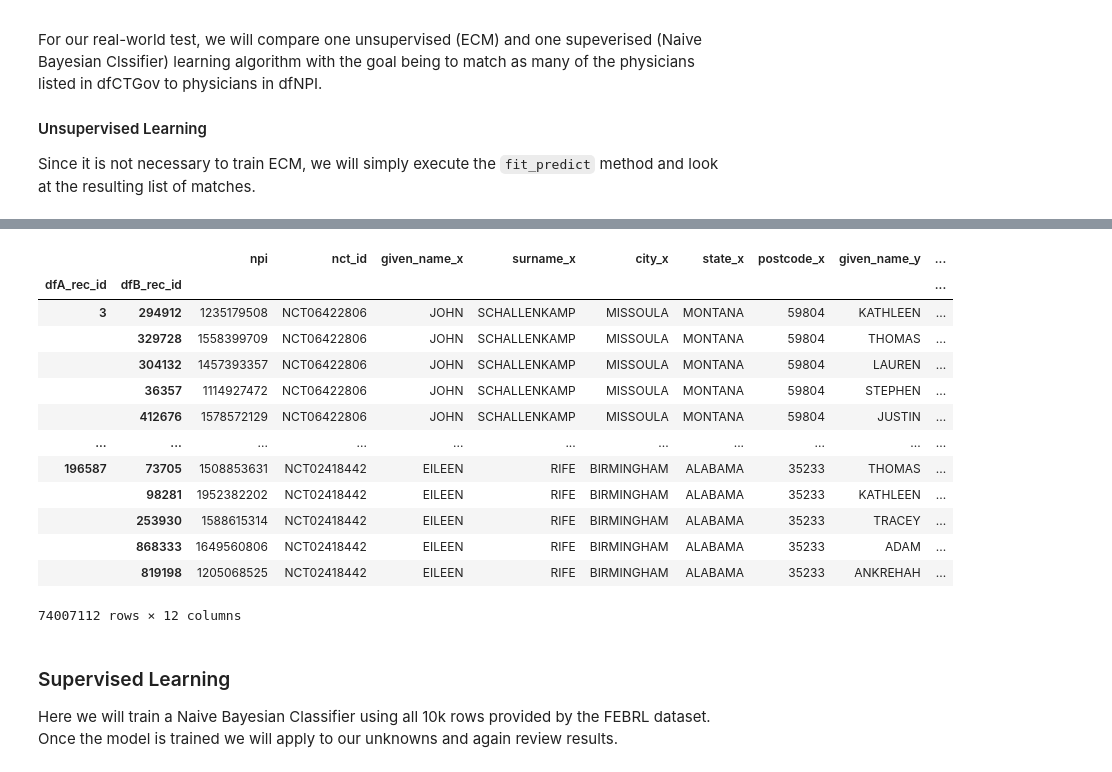
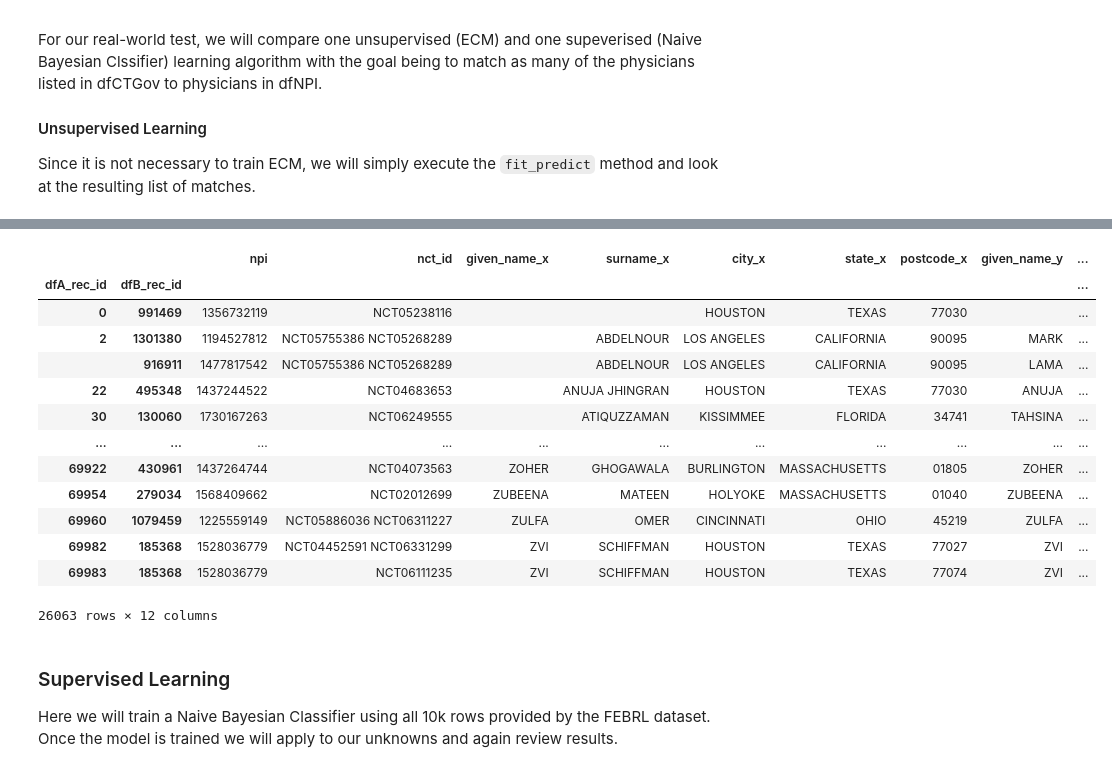
Before and after one commit to vincemarinelli/record_linkage, a Jupyter notebook: record_linkage.ipynb, the cells around one changed output, grey strips where cells are left out. Cells and saved outputs as stored; diff of their text form; code cells hidden in the pictures.

```diff
--- a/record_linkage.ipynb
+++ b/record_linkage.ipynb
@@ -717,7 +726,7 @@ This reduced the file down to 1.3M rows. Column names that were to be used for p
 
 *NOTE: Code is included for completeness but files were too large to include as part of notebook*
 # %%
-dfNPI = pd.read_csv('data/npi_investigators.csv', dtype='str')
+dfNPI = pd.read_csv('data/npi_investigators.zip', dtype='str')
 dfNPI['postcode'] = dfNPI['postcode'].str.replace('.0','',regex=False)
 dfNPI.index.name = 'rec_id'
 dfNPI
@@ -765,6 +774,11 @@ def parse_full_name(long_name):
 
 dfCTGov[['given_name','surname', 'full_name']] = dfCTGov['long_name'].apply(lambda x: pd.Series(parse_full_name(x)))
 
+# collapse duplicates
+print(f'Size before removing dups: {len(dfCTGov)}')
+dfCTGov = dfCTGov.groupby(['given_name','surname','full_name','city','state', 'postcode'], as_index=False).agg({'nct_id': ' '.join})
+print(f'Size after removing dups: {len(dfCTGov)}')
+
 # process name fields phonetically
 dfCTGov['given_name_ph'] = phonetic(dfCTGov['given_name'],method='metaphone',decode_error='replace')
 dfCTGov['surname_ph'] = phonetic(dfCTGov['surname'],method='metaphone',decode_error='replace')
@@ -843,3 +858,20 @@ dfNPI
 | 1319117 | ZAIN | MAJEED | SCOTTSDALE | ARIZONA | 85255 | 1124813852 | ZAIN MAJEED | SN | MJT | ... |
 | 1319118 | SAMANTHA | BOEVER | GILBERT | ARIZONA | 85295 | 1396530028 | SAMANTHA BOEVER | SMN0 | BFR | ... |
 1319119 rows × 12 columns
+# %%
+# Merge to identify exact matches
+merged_df = pd.merge(dfCTGov, dfNPI, on=['given_name', 'surname', 'city', 'state', 'postcode'], how='outer', indicator=True)
+
+# Extract exact matches
+dfMatches = merged_df[merged_df['_merge'] == 'both'].drop('_merge', axis=1)
+dfMatches = dfMatches[['given_name', 'surname', 'city', 'state', 'postcode', 'npi', 'nct_id']]
+
+# Remove matched records from dfCTGov and dfNPI
+dfCTGov = dfCTGov[~dfCTGov.set_index(['given_name', 'surname', 'city', 'state', 'postcode'])
+                .index.isin(dfMatches.set_index(['given_name', 'surname', 'city', 'state', 'postcode']).index)].reset_index(drop=True)
+
+dfNPI = dfNPI[~dfNPI.set_index(['given_name', 'surname', 'city', 'state', 'postcode'])
+                .index.isin(dfMatches.set_index(['given_name', 'surname', 'city', 'state', 'postcode']).index)].reset_index(drop=True)
+
+# Show exact matches
+dfMatches
@@ -848,11 +926,11 @@ dfNPI
 
 In this step, we will rely on LSH Blocking of the `full_name` field as it has consistently delivered better performance than exact match
 # %%
-indexer = LSHIndex(column='text', threshold=0.5, num_perm=64, tokenizer='words')
+indexer = LSHIndex(column='full_name', threshold=0.6, num_perm=128, tokenizer='bigrams')
 pairs_lsh_unknowns = indexer.index(dfCTGov, dfNPI)
 pairs_lsh_unknowns
 # indexer = recordlinkage.Index()
 # indexer.block(left_on='surname_ph', right_on='surname_ph')
-# pairs_unknowns = indexer.index(dfCTGov, dfNPI)
-# pairs_unknowns
+# pairs_lsh_unknowns = indexer.index(dfCTGov, dfNPI)
+# pairs_lsh_unknowns
 # %% [output]
@@ -993,26 +1071,28 @@ MultiIndex([(     3,  294912),
 # %%
 dfMatches = rw_result_ecm.to_frame(index=False)
+dfCTGov.index.name = 'rec_id'
+dfNPI.index.name = 'rec_id'
 dfMergeLeft = dfMatches.merge(dfCTGov, left_on='dfA_rec_id', right_on='rec_id', how='inner')
 dfMergeRight = dfMatches.merge(dfNPI, left_on='dfB_rec_id', right_on='rec_id', how='inner')
 dfFinal = dfMergeLeft.merge(dfMergeRight, on=['dfA_rec_id','dfB_rec_id'], how='inner')
 dfFinal.set_index(['dfA_rec_id','dfB_rec_id'], inplace=True)
 dfFinal = dfFinal[['npi', 'nct_id', 'given_name_x','surname_x', 'city_x', 'state_x', 'postcode_x', 'given_name_y','surname_y', 'city_y', 'state_y', 'postcode_y']]
 dfFinal
 # %% [output]
 |  |  | npi | nct_id | given_name_x | surname_x | city_x | state_x | postcode_x | given_name_y | ... |
 | dfA_rec_id | dfB_rec_id |  |  |  |  |  |  |  |  | ... |
-| 3 | 294912 | 1235179508 | NCT06422806 | JOHN | SCHALLENKAMP | MISSOULA | MONTANA | 59804 | KATHLEEN | ... |
-|  | 329728 | 1558399709 | NCT06422806 | JOHN | SCHALLENKAMP | MISSOULA | MONTANA | 59804 | THOMAS | ... |
-|  | 304132 | 1457393357 | NCT06422806 | JOHN | SCHALLENKAMP | MISSOULA | MONTANA | 59804 | LAUREN | ... |
-|  | 36357 | 1114927472 | NCT06422806 | JOHN | SCHALLENKAMP | MISSOULA | MONTANA | 59804 | STEPHEN | ... |
-|  | 412676 | 1578572129 | NCT06422806 | JOHN | SCHALLENKAMP | MISSOULA | MONTANA | 59804 | JUSTIN | ... |
+| 0 | 991469 | 1356732119 | NCT05238116 |  |  | HOUSTON | TEXAS | 77030 |  | ... |
+| 2 | 1301380 | 1194527812 | NCT05755386 NCT05268289 |  | ABDELNOUR | LOS ANGELES | CALIFORNIA | 90095 | MARK | ... |
+|  | 916911 | 1477817542 | NCT05755386 NCT05268289 |  | ABDELNOUR | LOS ANGELES | CALIFORNIA | 90095 | LAMA | ... |
+| 22 | 495348 | 1437244522 | NCT04683653 |  | ANUJA JHINGRAN | HOUSTON | TEXAS | 77030 | ANUJA | ... |
+| 30 | 130060 | 1730167263 | NCT06249555 |  | ATIQUZZAMAN | KISSIMMEE | FLORIDA | 34741 | TAHSINA | ... |
 | ... | ... | ... | ... | ... | ... | ... | ... | ... | ... | ... |
-| 196587 | 73705 | 1508853631 | NCT02418442 | EILEEN | RIFE | BIRMINGHAM | ALABAMA | 35233 | THOMAS | ... |
-|  | 98281 | 1952382202 | NCT02418442 | EILEEN | RIFE | BIRMINGHAM | ALABAMA | 35233 | KATHLEEN | ... |
-|  | 253930 | 1588615314 | NCT02418442 | EILEEN | RIFE | BIRMINGHAM | ALABAMA | 35233 | TRACEY | ... |
-|  | 868333 | 1649560806 | NCT02418442 | EILEEN | RIFE | BIRMINGHAM | ALABAMA | 35233 | ADAM | ... |
-|  | 819198 | 1205068525 | NCT02418442 | EILEEN | RIFE | BIRMINGHAM | ALABAMA | 35233 | ANKREHAH | ... |
+| 69922 | 430961 | 1437264744 | NCT04073563 | ZOHER | GHOGAWALA | BURLINGTON | MASSACHUSETTS | 01805 | ZOHER | ... |
+| 69954 | 279034 | 1568409662 | NCT02012699 | ZUBEENA | MATEEN | HOLYOKE | MASSACHUSETTS | 01040 | ZUBEENA | ... |
+| 69960 | 1079459 | 1225559149 | NCT05886036 NCT06311227 | ZULFA | OMER | CINCINNATI | OHIO | 45219 | ZULFA | ... |
+| 69982 | 185368 | 1528036779 | NCT04452591 NCT06331299 | ZVI | SCHIFFMAN | HOUSTON | TEXAS | 77027 | ZVI | ... |
+| 69983 | 185368 | 1528036779 | NCT06111235 | ZVI | SCHIFFMAN | HOUSTON | TEXAS | 77074 | ZVI | ... |
-74007112 rows × 12 columns
+26063 rows × 12 columns
 # %% [markdown]
 ### Supervised Learning
 
```
Also changed, not shown: parts of 34 cells of this notebook, 1 other file.
